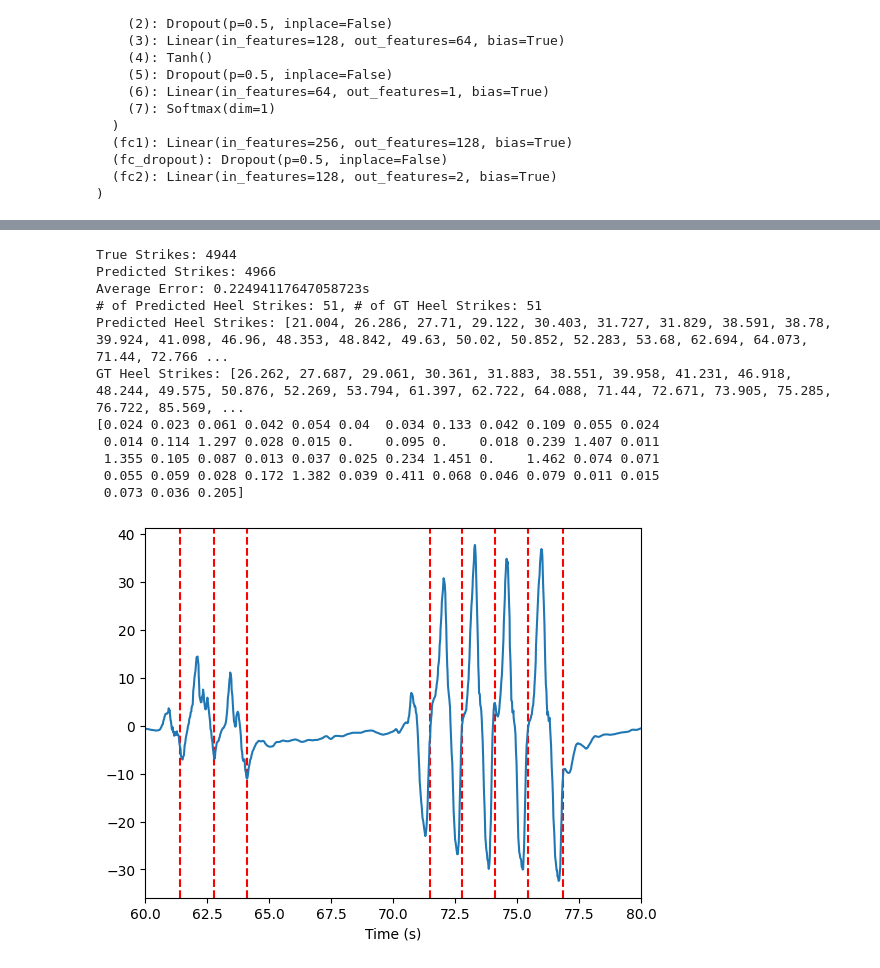
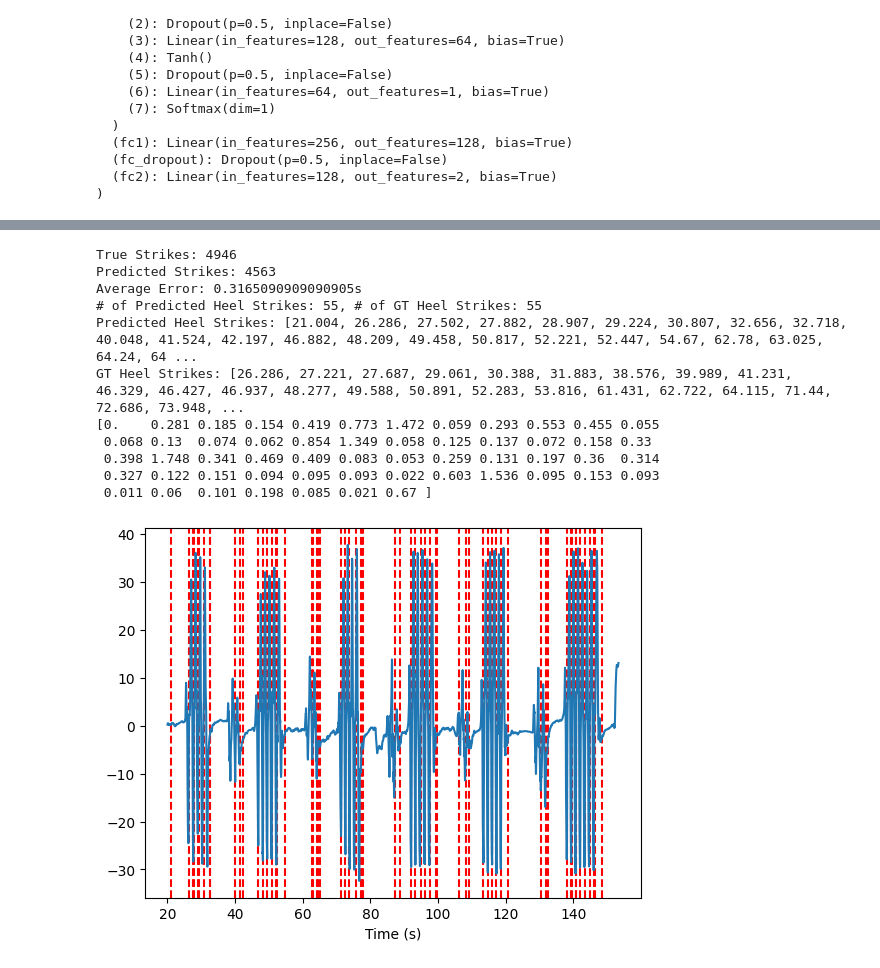
Before and after one commit to WeRoLab/BNOSD, a Jupyter notebook: StrideSegmentation.ipynb, the cells around one changed output, grey strips where cells are left out. Saved outputs shown, nothing was run; the diff lists cells and outputs as text; code cells hidden in the pictures.

```diff
--- a/StrideSegmentation.ipynb
+++ b/StrideSegmentation.ipynb
@@ -37,11 +175,8 @@ Pretraining val size: 175449
 # ankle_data, insole_data, _ = load_data_from_folder(train_data_path, cutoff_start, cutoff_end, 0, moticon_offset)
 # ankle_data, insole_data, _ = load_data_from_folder("./data/01_16_up_down_stairs/", 16, 140, 0, 14.4)
 # walk outside
-ankle_data, insole_data, _ = load_data_from_folder("data/04_03_walk/", [0], [149], 0, 30.5731)
-integrate_ankle_insole(ankle_data, insole_data)
-ankle_data = normalize_ankle_angle(ankle_data)
 
-dataset = StrideDataset(ankle_data, sequence_length=sequence_len)
+dataset = StrideDataset(michael_walk_data+michael_upramp_data+michael_upstairs_data,sequence_length=sequence_len)
 
 train_size = int(0.8 * len(dataset))
 val_size = len(dataset) - train_size
@@ -135,5 +270,5 @@ StrideLSTM(
   (fc2): Linear(in_features=128, out_features=2, bias=True)
 )
 # %%
-# load model
-model.load_state_dict(torch.load('stride_segmentation.pth'))
+# load model instead if you want
+# model.load_state_dict(torch.load('stride_segmentation_model.pth'))
@@ -210,7 +357,7 @@ class_weights = torch.tensor([1.0, pos_weight_value], device=device)
 criterion = nn.CrossEntropyLoss(weight=class_weights)
 
 # Training loop
-num_epochs = 100
+num_epochs = 15
 from tqdm.auto import tqdm
 for epoch in tqdm(range(num_epochs)):
     # Training phase
@@ -296,33 +450,7 @@ plt.show()
 import numpy as np
 from tqdm import tqdm
 
-# plotting_data, _, _ = load_data_from_folder("data/past_test/", 39, 160, 0, moticon_offset)
-# for data in plotting_data:
-#     if data.fsr_voltage > 0.02:
-#         data.force = 300
-# integrate_ankle_insole(plotting_data)
-
-# upstairs
-# plotting_data, insole_data, _ = load_data_from_folder("data/01_22_upstairs/", 0, 1e9, 0, 2.55)
-# integrate_ankle_insole(plotting_data, insole_data)
-
-# downstairs
-# plotting_data, insole_data, _ = load_data_from_folder("data/01_22_downstairs/", 20, 1e9, 0, 0.34)
-# integrate_ankle_insole(plotting_data, insole_data)
-
-# upramp
-# plotting_data, insole_data, _ = load_data_from_folder("data/01_16_ramp/", [23,62], [34,71], 0, -0.90)
-# integrate_ankle_insole(plotting_data, insole_data)
-
-# downramp
-# plotting_data, insole_data, _ = load_data_from_folder("data/01_16_ramp/", [10,43], [20,55], 0, -0.90)
-# integrate_ankle_insole(plotting_data, insole_data)
-
-# walk outside
-# plotting_data, insole_data, _ = load_data_from_folder("data/04_03_walk/", [159], [202], 0, 30.6)
-# integrate_ankle_insole(plotting_data, insole_data)
-
-plotting_data = normalize_ankle_angle(plotting_data)
+plotting_data = normalize_ankle_angle(michael_downstairs_data)
 # infer the ankle angles on the plotting data
 def evaluate_model(model, ankle_data, device, sequence_length=100):
     # Create full dataset without splits
@@ -383,48 +511,48 @@ print(f"Predicted Heel Strikes: {heel_striking_times}")
 print(f"GT Heel Strikes: {gt_heel_striking_times}")
 print(np.abs(np.array(predicted_heel_striking_times) - np.array(gt_heel_striking_times)))
 # %% [output]
-True Strikes: 4944
-Predicted Strikes: 4966
-Average Error: 0.22494117647058723s
-# of Predicted Heel Strikes: 51, # of GT Heel Strikes: 51
-Predicted Heel Strikes: [21.004, 26.286, 27.71, 29.122, 30.403, 31.727, 31.829, 38.591, 38.78, 39.924, 41.098, 46.96, 48.353, 48.842, 49.63, 50.02, 50.852, 52.283, 53.68, 62.694, 64.073, 71.44, 72.766 ...
-GT Heel Strikes: [26.262, 27.687, 29.061, 30.361, 31.883, 38.551, 39.958, 41.231, 46.918, 48.244, 49.575, 50.876, 52.269, 53.794, 61.397, 62.722, 64.088, 71.44, 72.671, 73.905, 75.285, 76.722, 85.569, ...
-[0.024 0.023 0.061 0.042 0.054 0.04  0.034 0.133 0.042 0.109 0.055 0.024
- 0.014 0.114 1.297 0.028 0.015 0.    0.095 0.    0.018 0.239 1.407 0.011
- 1.355 0.105 0.087 0.013 0.037 0.025 0.234 1.451 0.    1.462 0.074 0.071
- 0.055 0.059 0.028 0.172 1.382 0.039 0.411 0.068 0.046 0.079 0.011 0.015
- 0.073 0.036 0.205]
+True Strikes: 4946
+Predicted Strikes: 4563
+Average Error: 0.3165090909090905s
+# of Predicted Heel Strikes: 55, # of GT Heel Strikes: 55
+Predicted Heel Strikes: [21.004, 26.286, 27.502, 27.882, 28.907, 29.224, 30.807, 32.656, 32.718, 40.048, 41.524, 42.197, 46.882, 48.209, 49.458, 50.817, 52.221, 52.447, 54.67, 62.78, 63.025, 64.24, 64 ...
+GT Heel Strikes: [26.286, 27.221, 27.687, 29.061, 30.388, 31.883, 38.576, 39.989, 41.231, 46.329, 46.427, 46.937, 48.277, 49.588, 50.891, 52.283, 53.816, 61.431, 62.722, 64.115, 71.44, 72.686, 73.948, ...
+[0.    0.281 0.185 0.154 0.419 0.773 1.472 0.059 0.293 0.553 0.455 0.055
+ 0.068 0.13  0.074 0.062 0.854 1.349 0.058 0.125 0.137 0.072 0.158 0.33
+ 0.398 1.748 0.341 0.469 0.409 0.083 0.053 0.259 0.131 0.197 0.36  0.314
+ 0.327 0.122 0.151 0.094 0.095 0.093 0.022 0.603 1.536 0.095 0.153 0.093
+ 0.011 0.06  0.101 0.198 0.085 0.021 0.67 ]
 # %%
 # plot ankle angle over time
 from scipy.signal import savgol_filter
 import matplotlib.pyplot as plt
 ankle_angles = [data.get_ankle_angle() for data in plotting_data]
 times = [data.timestep for data in plotting_data]
 # smooth the ankle angles
 ankle_angles = np.array(ankle_angles)
 times = np.array(times)
 window_size = 10
 polyorder = 3
 ankle_angles = savgol_filter(ankle_angles, window_size, polyorder)
 
 # vertical line at heel lifting
 heel_striking_times = [data.timestep for data in plotting_data if data.heel_striking]
 for time in heel_striking_times:
     plt.axvline(x=time, color='r', linestyle='--')
 
 # plot fsr voltage
 # ax2 = plt.twinx()
 # fsr_voltage = [data.fsr_voltage for data in plotting_data]
 # ax2.plot(times, fsr_voltage, color='g')
 # ax2.set_ylabel("FSR Voltage (V)")
 
 plt.plot(times, ankle_angles)
 plt.xlabel('Time (s)')
 # plt.ylabel('Ankle Angle (degrees)')
-plt.xlim([60, 80])
+# plt.xlim([60, 80])
 plt.show()
 # %% [output]
-[figure, old version]
+[figure, new version]
 # %%
 class Segment:
     def __init__(self):
```
Also changed, not shown: parts of 13 cells of this notebook, 6 other files.
